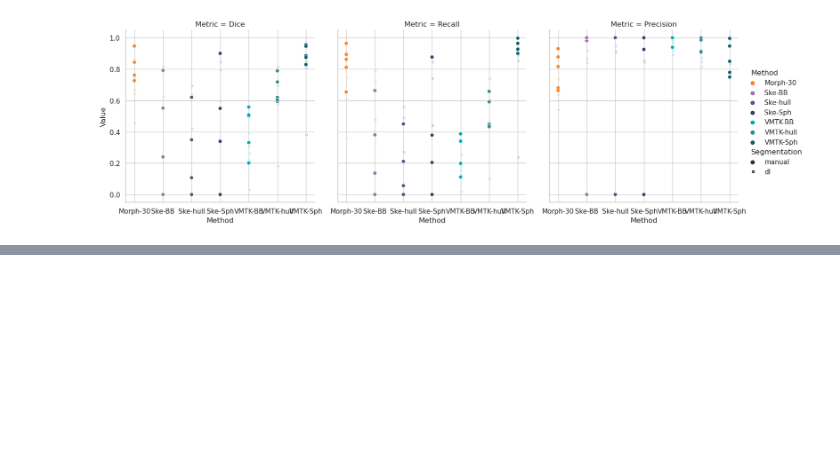
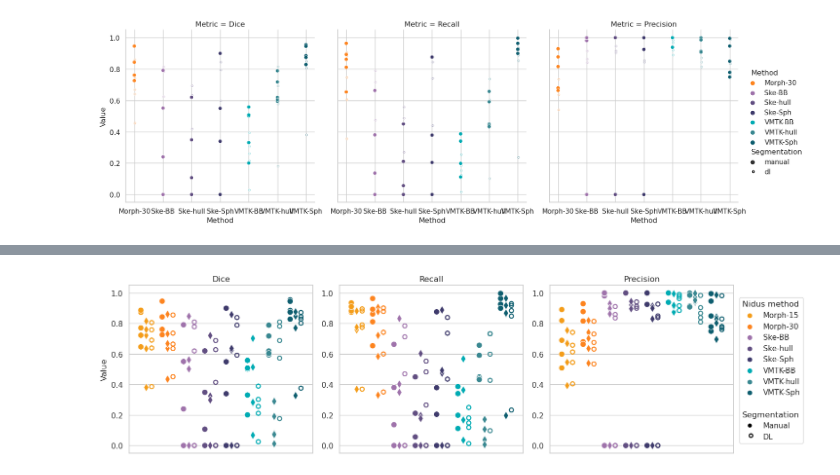
Before and after one commit to CamilaGL/angiographies, a Jupyter notebook: angiographies/utils/makingfigures.ipynb, the cells around one changed output, grey strips where cells are left out. Saved outputs shown, nothing was run; the diff lists cells and outputs as text; code cells hidden in the pictures; blank space fills up the shorter version.

```diff
--- a/angiographies/utils/makingfigures.ipynb
+++ b/angiographies/utils/makingfigures.ipynb
@@ -14,6 +14,8 @@ import matplotlib.transforms as transforms
 datafile = pd.read_csv("/media/camila/Datos/proyectos/newpipe/classification/manual_alldices4.csv")
 datafile2 = pd.read_csv("/media/camila/Datos/proyectos/newpipe/classification/dl_alldices4.csv")
 datafile3 = pd.read_csv("/media/camila/Datos/proyectos/newpipe/classification/alldices4.csv")
+# %%
+datafile4 = pd.read_csv("/media/camila/Datos/proyectos/newpipe/classification/alldices-twodl.csv")
 # %%
 palette=['#9C2C77','#8D72E1','#0E5E6F','#2c89a0','#ffffff']
 
@@ -431,0 +454,81 @@ plt.tight_layout()
+# %%
+import matplotlib.path as mpath
+
+palette=['#9C2C77','#8D72E1','#0E5E6F','#2c89a0','#ffffff']
+palette = ["#F49D1A","#FD841F", "#9F73AB", "#624F82", "#3F3B6C", "#00ABB3","#3A8891", "#0E5E6F"]
+palettee = ["#FFFFFF","#FFFFFF", "#FFFFFF", "#FFFFFF", "#FFFFFF","#FFFFFF", "#FFFFFF"]
+paletteg = ["#999999", "#999999", "#999999", "#999999", "#999999", "#999999", "#999999"]
+
+manual = datafile4[datafile4["Segmentation"]=="manual"]
+dl = datafile4[datafile4["Segmentation"]=="dl"]
+dldice = datafile4[datafile4["Segmentation"]=="dldice"]
+
+sns.set_theme(style="whitegrid",font_scale = 1)
+sns.set_style({'xtick.color' : "white"})
+fig, axes = plt.subplots(1, 3, figsize=(15, 4))
+
+plt.setp(axes, yticks=list(np.arange(0, 1.2, 0.2)), ylim=[-0.05,1.05], xlim=[-0.8,7.8], xticks=[])
+#sns.despine(left=True)
+i =3
+metrics = ["Dice", "Recall", "Precision"]
+offset = lambda p: transforms.ScaledTranslation(p/72.,0, plt.gcf().dpi_scale_trans) #to shift the location
+
+
+# pnts = np.linspace(0, np.pi * 2.0, 40)
+# circ = np.c_[np.sin(pnts) / 2, -np.cos(pnts) / 2]
+# vert = np.r_[circ, circ[::-1] * .55]
+# open_circle = matplotlib.path.Path(vert, closed=True) #Cirle with no fill
+# kwargs = {'edgecolor':None,'linewidth':2,"facecolor":None}
+#circle = mpath.Path.unit_circle()
+bcircle = mpath.Path.circle(radius=1.0)
+tcircle = mpath.Path.circle(radius=0.7)
+cut_circle = mpath.Path(
+    vertices=np.concatenate([bcircle.vertices, tcircle.vertices[::-1, ...]]),
+    codes=np.concatenate([bcircle.codes, tcircle.codes]))
+
+for ax in range(i):
+        subm = manual[manual["Metric"] == metrics[ax]]
+        subd = dl[dl["Metric"] == metrics[ax]]
+        subdd = dldice[dldice["Metric"] == metrics[ax]]
+        axes[ax].set_title(metrics[ax])
+        sns.scatterplot(x='Method',y='Value', hue="Method",data=subm, palette=palette, ax=axes[ax],s=75,transform=axes[ax].transData-offset(8))
+
+        sns.scatterplot(x='Method',y='Value', hue="Method",data=subdd, palette=palette, ax=axes[ax],s=75, marker="d", legend=False)
+        # sns.scatterplot(x='Method',y='Value', hue="Method",data=subd, palette=palette, ax=axes[ax], legend=False, s=80,
+        #                         marker=open_circle,lw=0,transform=axes[ax].transData+offset(5))
+        sns.scatterplot(x='Method',y='Value', hue="Method",data=subd, palette=palette, ax=axes[ax], legend=False, s=50, marker=cut_circle, lw=.5, ec="face",
+                                transform=axes[ax].transData+offset(8))
+        #(
+        # sns.objects.Plot(subm, x='Method',y='Value', color="Method", palette=palette, transform=axes[ax].transData+offset(4))
+        # .add(sns.Dot(fill=False, stroke=2, pointsize=8))
+        # .on(axes[ax])
+        # )
+        axes[ax].set_ylabel("")
+axes[0].set_ylabel("Value")
+plt.tight_layout()
+plt.legend(bbox_to_anchor=(1.04, 1), borderaxespad=0)
+handles, labels = axes[0].get_legend_handles_labels()
+handles.extend([#plt.Line2D([0,0],[0,0], linestyle=''),
+                plt.Line2D([0,0],[0,0], markeredgecolor="none",
+                      marker='o', markerfacecolor='black',
+                      mew=0.3,
+                      linestyle=''),
+                      plt.Line2D([0,0],[0,0], markeredgecolor="black",
+                      marker="$\circ$", markerfacecolor='black', markersize=10,
+                      mew=0.3,
+                      linestyle='',
+                      lw=2)])
+labels.extend([#"",
+                "Manual", "DL"])
+for ax in axes:
+        ax.get_legend().remove()
+#plt.legend(handles, labels, bbox_to_anchor=(1.4, 0.5), loc="center right")
+plt.legend(['Nidus method'] + handles[:8] + ['','Segmentation'] + handles[8:],
+          ['']         + labels[:8] + ['','']          + labels[8:],
+           handler_map={str: LegendTitle({'fontsize': 12})},
+          bbox_to_anchor=(1.4, 0.95)
+        )
+plt.tight_layout()
+#plt.savefig("/media/camila/Datos/proyectos/newpipe/classification/fivecases.eps")
+# %% [output]
+[figure, added]
```
Also changed, not shown: parts of 4 cells of this notebook.
